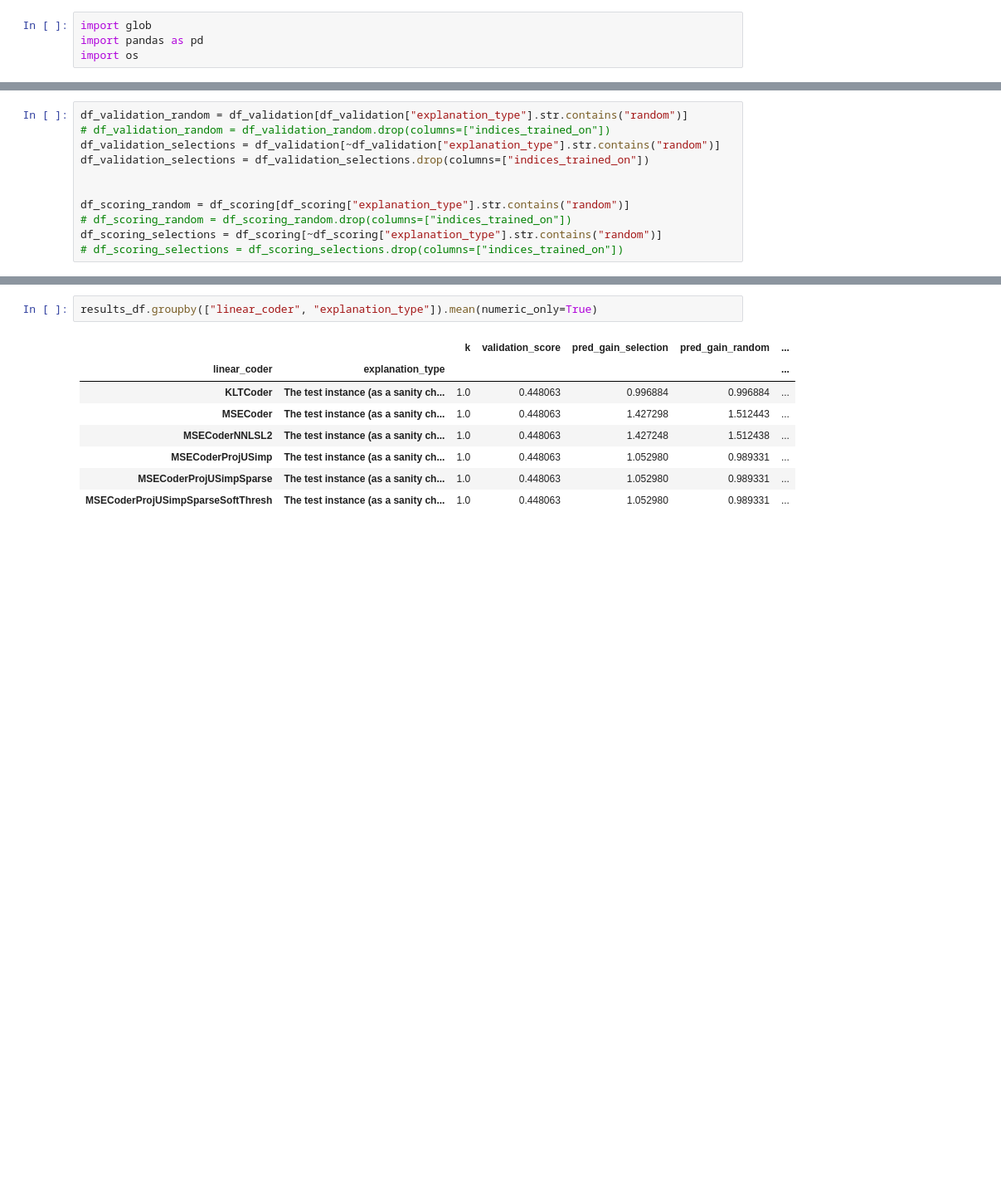
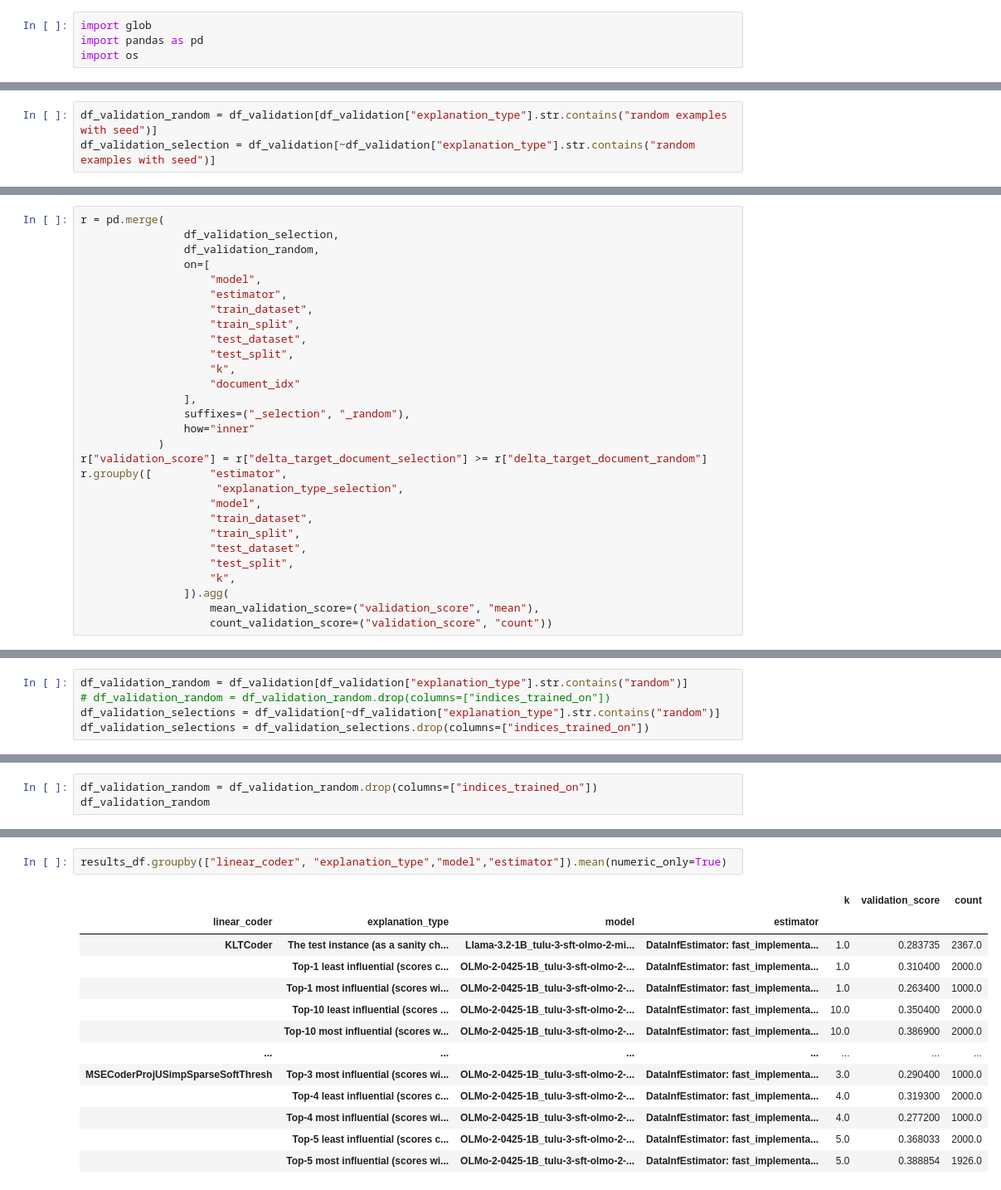
Before and after one commit to loris3/ceelm, a Jupyter notebook: validation.ipynb, the cells around one changed output, grey strips where cells are left out. Shown at 83% size. Saved outputs shown, nothing was run; the diff lists cells and outputs as text; blank space fills up the shorter version.

```diff
--- a/validation.ipynb
+++ b/validation.ipynb
@@ -217,0 +294,3 @@ Loaded existing combined Parquet: cache/validation_full/full.parquet
+# %%
+df_validation_random = df_validation[df_validation["explanation_type"].str.contains("random examples with seed")]
+df_validation_selection = df_validation[~df_validation["explanation_type"].str.contains("random examples with seed")]
@@ -217,0 +315,29 @@ Loaded existing combined Parquet: cache/validation_full/full.parquet
+# %%
+r = pd.merge(
+                df_validation_selection,
+                df_validation_random,
+                on=[
+                    "model",
+                    "estimator",
+                    "train_dataset",
+                    "train_split",
+                    "test_dataset",
+                    "test_split",
+                    "k",
+                    "document_idx"
+                ],
+                suffixes=("_selection", "_random"),
+                how="inner"
+            )
+r["validation_score"] = r["delta_target_document_selection"] >= r["delta_target_document_random"]
+r.groupby([         "estimator",
+                     "explanation_type_selection",
+                    "model",
+                    "train_dataset",
+                    "train_split",
+                    "test_dataset",
+                    "test_split",
+                    "k",
+                ]).agg(
+                    mean_validation_score=("validation_score", "mean"),
+                    count_validation_score=("validation_score", "count"))
@@ -227,9 +450,3 @@ df_validation_random = df_validation[df_validation["explanation_type"].str.conta
 # df_validation_random = df_validation_random.drop(columns=["indices_trained_on"])
 df_validation_selections = df_validation[~df_validation["explanation_type"].str.contains("random")]
 df_validation_selections = df_validation_selections.drop(columns=["indices_trained_on"])
-
-
-df_scoring_random = df_scoring[df_scoring["explanation_type"].str.contains("random")]
-# df_scoring_random = df_scoring_random.drop(columns=["indices_trained_on"])
-df_scoring_selections = df_scoring[~df_scoring["explanation_type"].str.contains("random")]
-# df_scoring_selections = df_scoring_selections.drop(columns=["indices_trained_on"])
@@ -269,0 +502,3 @@ df_validation_selections.groupby("explanation_type").mean(numeric_only=True)
+# %%
+df_validation_random = df_validation_random.drop(columns=["indices_trained_on"])
+df_validation_random
@@ -375,11 +625,16 @@ results_df
 # %%
-results_df.groupby(["linear_coder", "explanation_type"]).mean(numeric_only=True)
+results_df.groupby(["linear_coder", "explanation_type","model","estimator"]).mean(numeric_only=True)
 # %% [output]
-|  |  | k | validation_score | pred_gain_selection | pred_gain_random | ... |
-| linear_coder | explanation_type |  |  |  |  | ... |
-| KLTCoder | The test instance (as a sanity ch... | 1.0 | 0.448063 | 0.996884 | 0.996884 | ... |
-| MSECoder | The test instance (as a sanity ch... | 1.0 | 0.448063 | 1.427298 | 1.512443 | ... |
-| MSECoderNNLSL2 | The test instance (as a sanity ch... | 1.0 | 0.448063 | 1.427248 | 1.512438 | ... |
-| MSECoderProjUSimp | The test instance (as a sanity ch... | 1.0 | 0.448063 | 1.052980 | 0.989331 | ... |
-| MSECoderProjUSimpSparse | The test instance (as a sanity ch... | 1.0 | 0.448063 | 1.052980 | 0.989331 | ... |
-| MSECoderProjUSimpSparseSoftThresh | The test instance (as a sanity ch... | 1.0 | 0.448063 | 1.052980 | 0.989331 | ... |
+|  |  |  |  | k | validation_score | count |
+| linear_coder | explanation_type | model | estimator |  |  |  |
+| KLTCoder | The test instance (as a sanity ch... | Llama-3.2-1B_tulu-3-sft-olmo-2-mi... | DataInfEstimator: fast_implementa... | 1.0 | 0.283735 | 2367.0 |
+|  | Top-1 least influential (scores c... | OLMo-2-0425-1B_tulu-3-sft-olmo-2-... | DataInfEstimator: fast_implementa... | 1.0 | 0.310400 | 2000.0 |
+|  | Top-1 most influential (scores wi... | OLMo-2-0425-1B_tulu-3-sft-olmo-2-... | DataInfEstimator: fast_implementa... | 1.0 | 0.263400 | 1000.0 |
+|  | Top-10 least influential (scores ... | OLMo-2-0425-1B_tulu-3-sft-olmo-2-... | DataInfEstimator: fast_implementa... | 10.0 | 0.350400 | 2000.0 |
+|  | Top-10 most influential (scores w... | OLMo-2-0425-1B_tulu-3-sft-olmo-2-... | DataInfEstimator: fast_implementa... | 10.0 | 0.386900 | 2000.0 |
+| ... | ... | ... | ... | ... | ... | ... |
+| MSECoderProjUSimpSparseSoftThresh | Top-3 most influential (scores wi... | OLMo-2-0425-1B_tulu-3-sft-olmo-2-... | DataInfEstimator: fast_implementa... | 3.0 | 0.290400 | 1000.0 |
+|  | Top-4 least influential (scores c... | OLMo-2-0425-1B_tulu-3-sft-olmo-2-... | DataInfEstimator: fast_implementa... | 4.0 | 0.319300 | 2000.0 |
+|  | Top-4 most influential (scores wi... | OLMo-2-0425-1B_tulu-3-sft-olmo-2-... | DataInfEstimator: fast_implementa... | 4.0 | 0.277200 | 1000.0 |
+|  | Top-5 least influential (scores c... | OLMo-2-0425-1B_tulu-3-sft-olmo-2-... | DataInfEstimator: fast_implementa... | 5.0 | 0.368033 | 2000.0 |
+|  | Top-5 most influential (scores wi... | OLMo-2-0425-1B_tulu-3-sft-olmo-2-... | DataInfEstimator: fast_implementa... | 5.0 | 0.388854 | 1926.0 |
```
Also changed, not shown: parts of 35 cells of this notebook, 15 other files.
